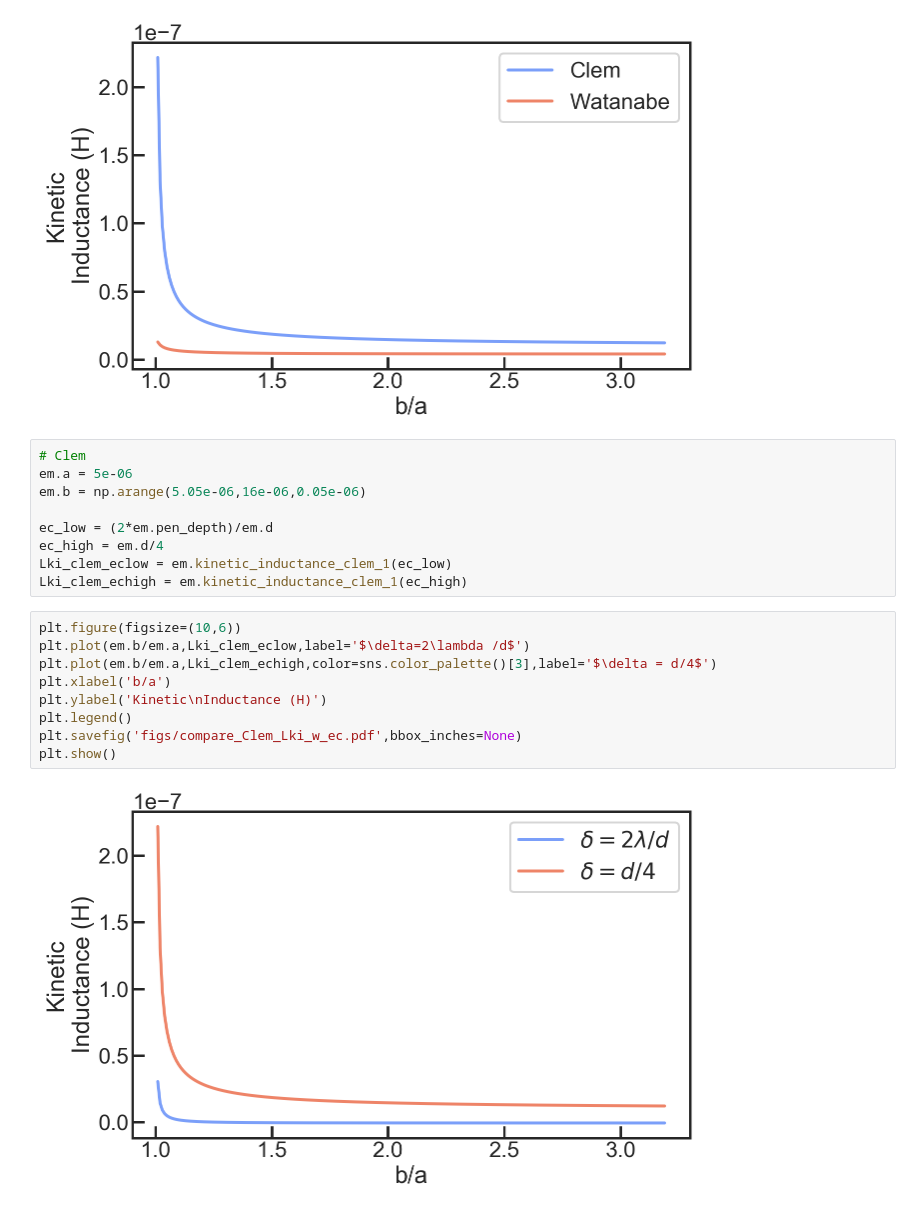
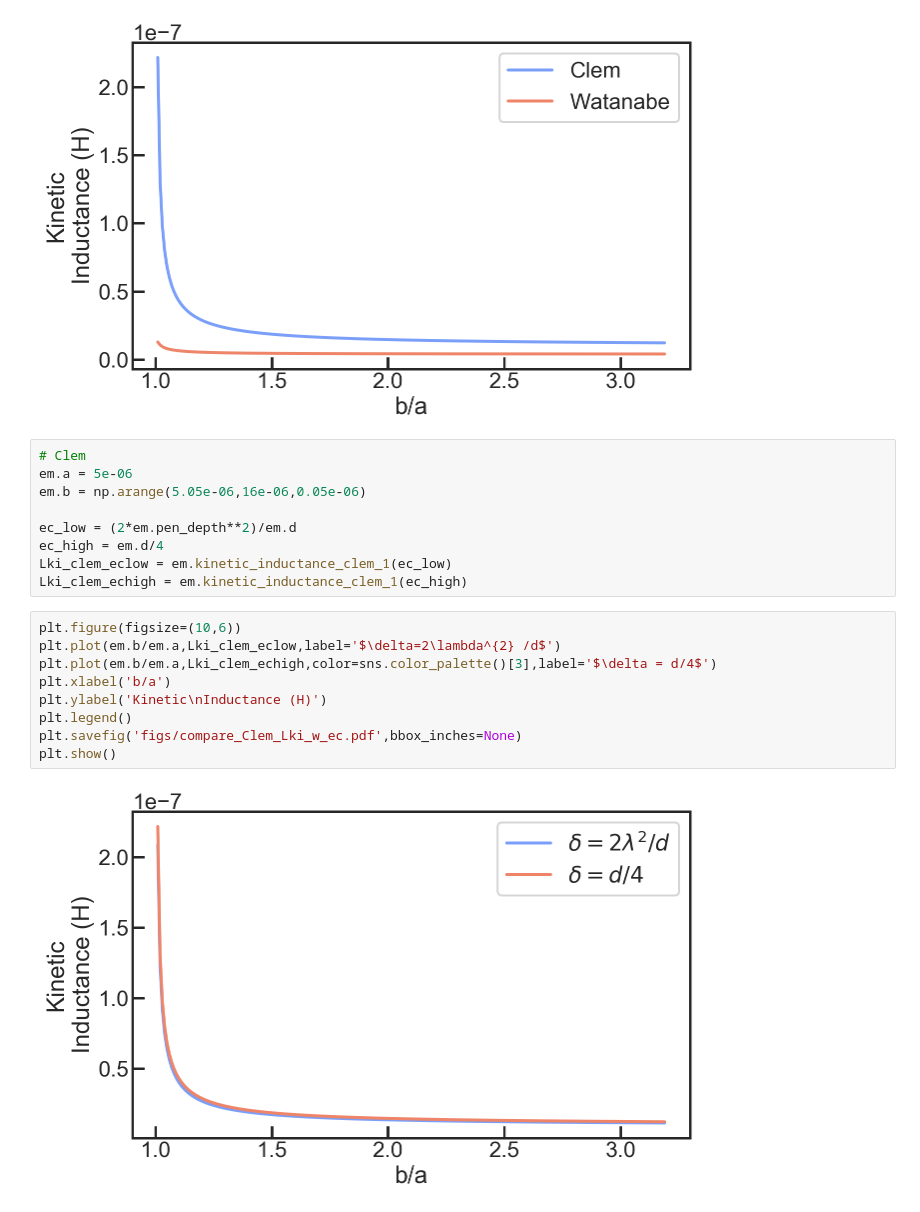
Before and after one commit to garethsion/SuperconductorAnalyticCalculations, a Jupyter notebook: Code for Plotting Clem.ipynb, the cells around one changed output. Drawn from its saved outputs; the diff is of its cells as text.

```diff
--- a/Code for Plotting Clem.ipynb
+++ b/Code for Plotting Clem.ipynb
@@ -257,18 +257,18 @@ plt.show()
 em.a = 5e-06
 em.b = np.arange(5.05e-06,16e-06,0.05e-06)
 
-ec_low = (2*em.pen_depth)/em.d
+ec_low = (2*em.pen_depth**2)/em.d
 ec_high = em.d/4
 Lki_clem_eclow = em.kinetic_inductance_clem_1(ec_low)
 Lki_clem_echigh = em.kinetic_inductance_clem_1(ec_high)
 # %%
 plt.figure(figsize=(10,6))
-plt.plot(em.b/em.a,Lki_clem_eclow,label='$\delta=2\lambda /d$')
+plt.plot(em.b/em.a,Lki_clem_eclow,label='$\delta=2\lambda^{2} /d$')
 plt.plot(em.b/em.a,Lki_clem_echigh,color=sns.color_palette()[3],label='$\delta = d/4$')
 plt.xlabel('b/a')
 plt.ylabel('Kinetic\nInductance (H)')
 plt.legend()
 plt.savefig('figs/compare_Clem_Lki_w_ec.pdf',bbox_inches=None)
 plt.show()
 # %% [output]
-[figure, old version]
+[figure, new version]
```
Also changed, not shown: parts of 3 cells of this notebook, 2 other files.
